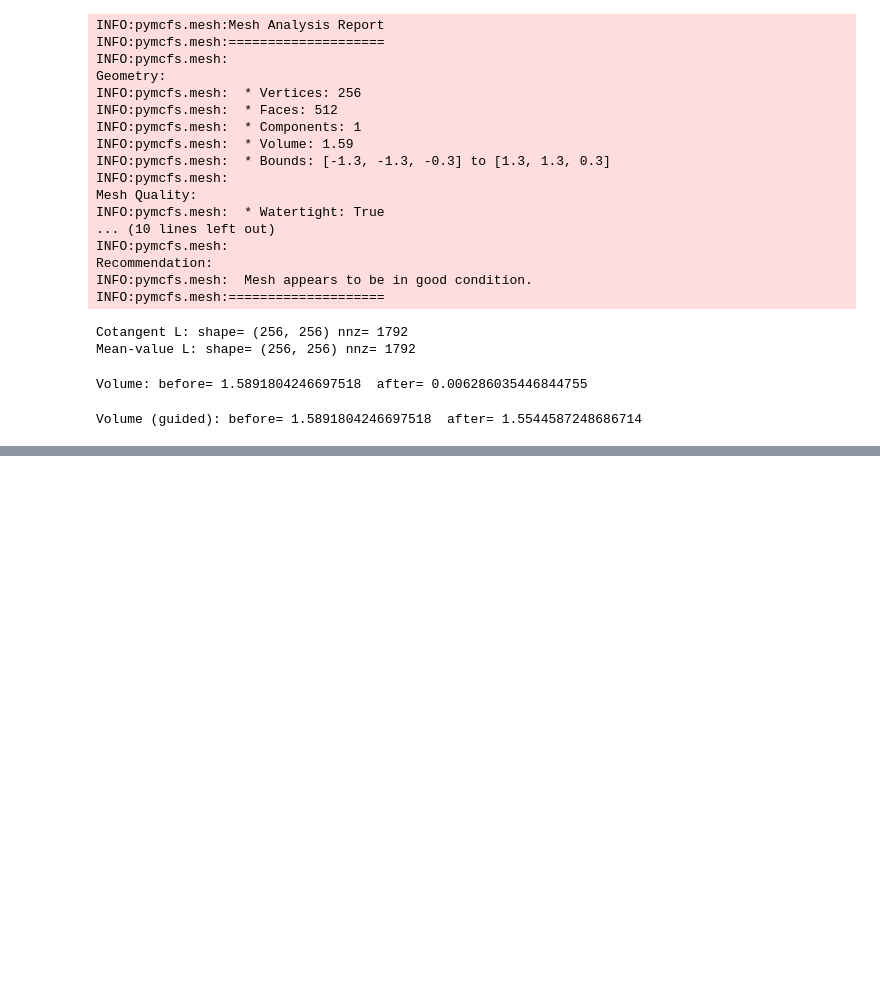
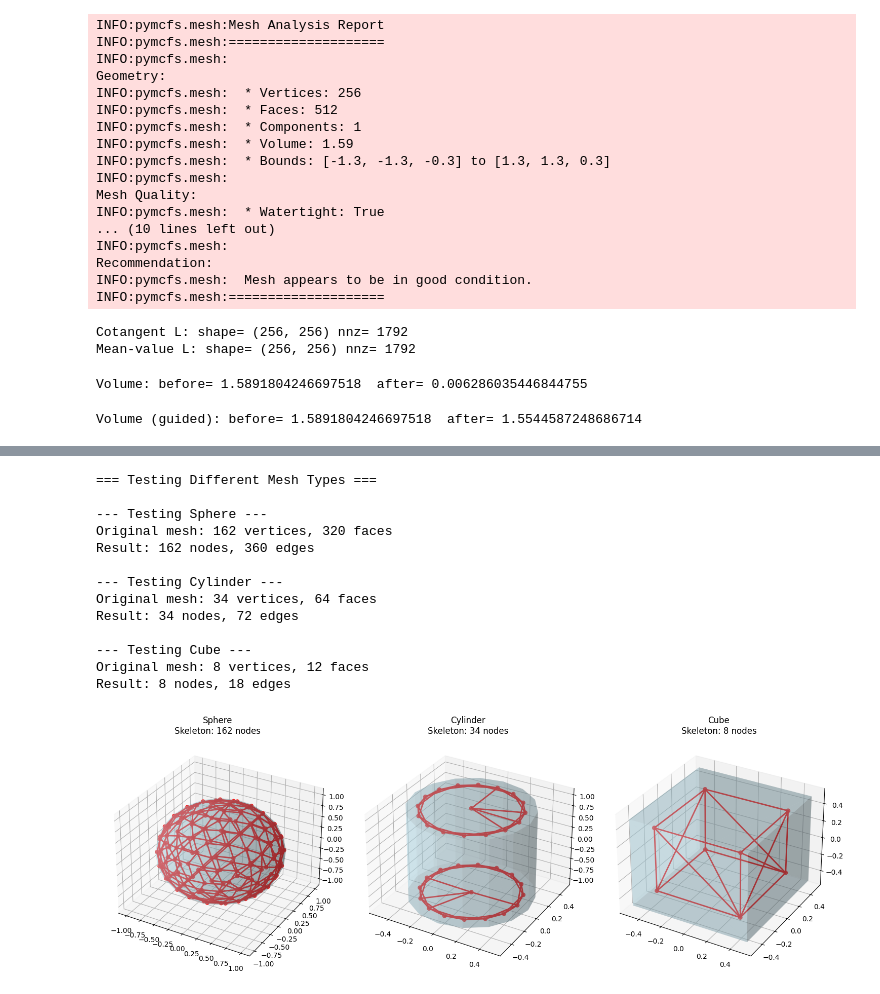
Before and after one commit to jmrfox/pymcfs, a Jupyter notebook: notebooks/demo.ipynb, the cells around one changed output, grey strips where cells are left out. Saved outputs shown, nothing was run; the diff lists cells and outputs as text; code cells hidden in the pictures; blank space fills up the shorter version.

```diff
--- a/notebooks/demo.ipynb
+++ b/notebooks/demo.ipynb
@@ -184,0 +270,79 @@ Curve skeleton from thinned mesh: (3266, 3) (3392, 2)
+# %%
+# DEBUG: Test different mesh types for comparison
+print("=== Testing Different Mesh Types ===")
+
+def test_mesh_skeletonization(mesh_obj, name):
+    print(f"\n--- Testing {name} ---")
+    print(f"Original mesh: {mesh_obj.vertices.shape[0]} vertices, {mesh_obj.faces.shape[0]} faces")
+
+    # Analyze original mesh
+    mm_test = MeshManager(mesh_obj)
+
+    # Test skeletonization with adjusted parameters
+    skel_test = skeletonize(
+        mesh_obj,
+        mcf_dt=1e-2,  # Smaller dt for stability
+        mcf_iters=30,  # Fewer iterations
+        laplacian_type="cotangent",
+        guidance_type="original",  # Use guidance to preserve shape
+        guidance_weight=0.05,
+        build_graph="mesh",
+        knn=8,  # Smaller kNN
+        collapse_passes=2,
+        collapse_mode="percentile",
+        collapse_percentile=0.15,  # More aggressive
+        preserve_branch_degree=2,  # Allow more collapse
+        verbose=False,
+    )
+
+    print(f"Result: {skel_test.nodes.shape[0]} nodes, {skel_test.edges.shape[0]} edges")
+    return skel_test, mesh_obj
+
+# Test different primitive meshes
+mesh_sphere = tm.primitives.Sphere(radius=1.0, subdivisions=2)
+mesh_cylinder = tm.primitives.Cylinder(radius=0.5, height=2.0, sections=16)
+mesh_cube = tm.primitives.Box(extents=[1, 1, 1])
+
+# Run tests
+skel_sphere, sphere_mesh = test_mesh_skeletonization(mesh_sphere, "Sphere")
+skel_cylinder, cylinder_mesh = test_mesh_skeletonization(mesh_cylinder, "Cylinder")
+skel_cube, cube_mesh = test_mesh_skeletonization(mesh_cube, "Cube")
+
+# Visualize all results
+fig = plt.figure(figsize=(15, 10))
+meshes_and_skeletons = [
+    (sphere_mesh, skel_sphere, "Sphere"),
+    (cylinder_mesh, skel_cylinder, "Cylinder"),
+    (cube_mesh, skel_cube, "Cube")
+]
+
+for i, (mesh_vis, skel_vis, name) in enumerate(meshes_and_skeletons, 1):
+    ax = fig.add_subplot(2, 3, i, projection='3d')
+    # Plot mesh (semi-transparent)
+    ax.plot_trisurf(mesh_vis.vertices[:, 0], mesh_vis.vertices[:, 1], mesh_vis.vertices[:, 2],
+                   triangles=mesh_vis.faces, alpha=0.3, color='lightblue')
+    # Plot skeleton
+    for edge in skel_vis.edges:
+        points = skel_vis.nodes[edge]
+        ax.plot3D(points[:, 0], points[:, 1], points[:, 2], 'r-', linewidth=2)
+    ax.scatter(skel_vis.nodes[:, 0], skel_vis.nodes[:, 1], skel_vis.nodes[:, 2],
+              c='red', s=30, alpha=0.8)
+    ax.set_title(f'{name}\nSkeleton: {skel_vis.nodes.shape[0]} nodes')
+
+plt.tight_layout()
+plt.show()
+# %% [output]
+=== Testing Different Mesh Types ===
+
+--- Testing Sphere ---
+Original mesh: 162 vertices, 320 faces
+Result: 162 nodes, 360 edges
+
+--- Testing Cylinder ---
+Original mesh: 34 vertices, 64 faces
+Result: 34 nodes, 72 edges
+
+--- Testing Cube ---
+Original mesh: 8 vertices, 12 faces
+Result: 8 nodes, 18 edges
+[figure, added]
```
Also changed, not shown: parts of 8 cells of this notebook.
